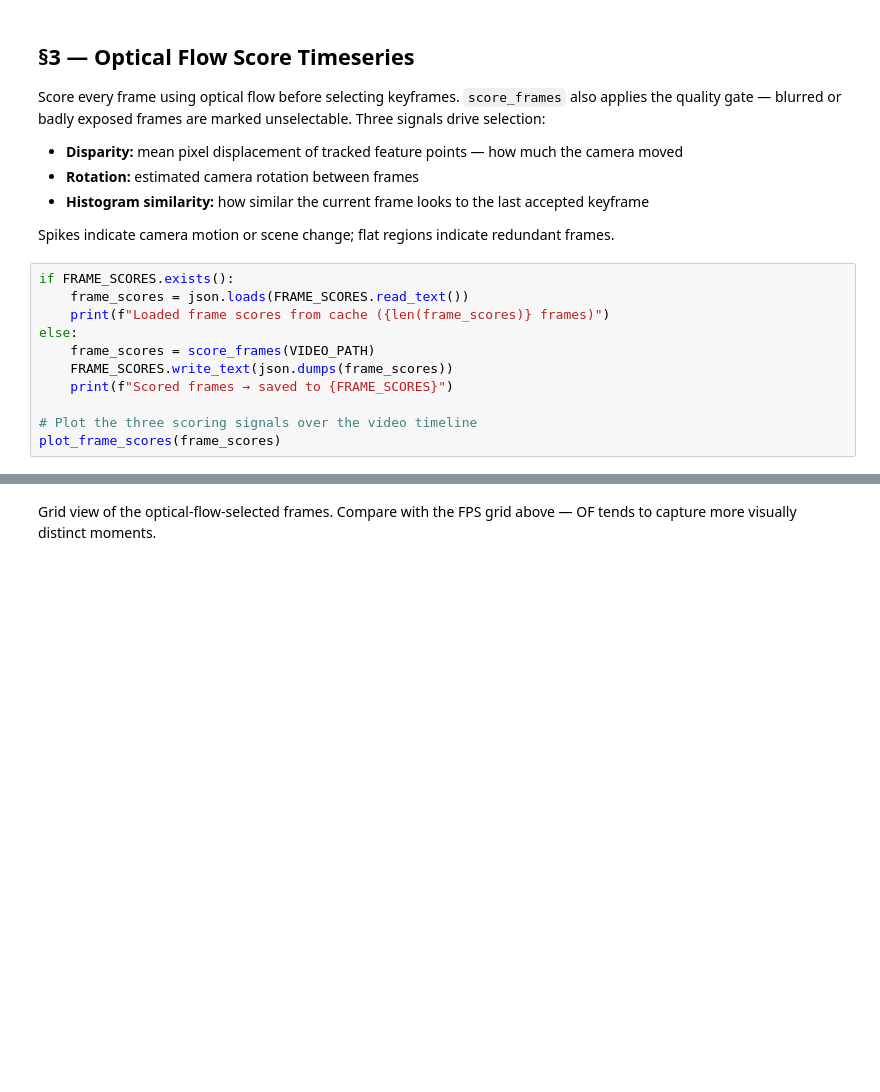
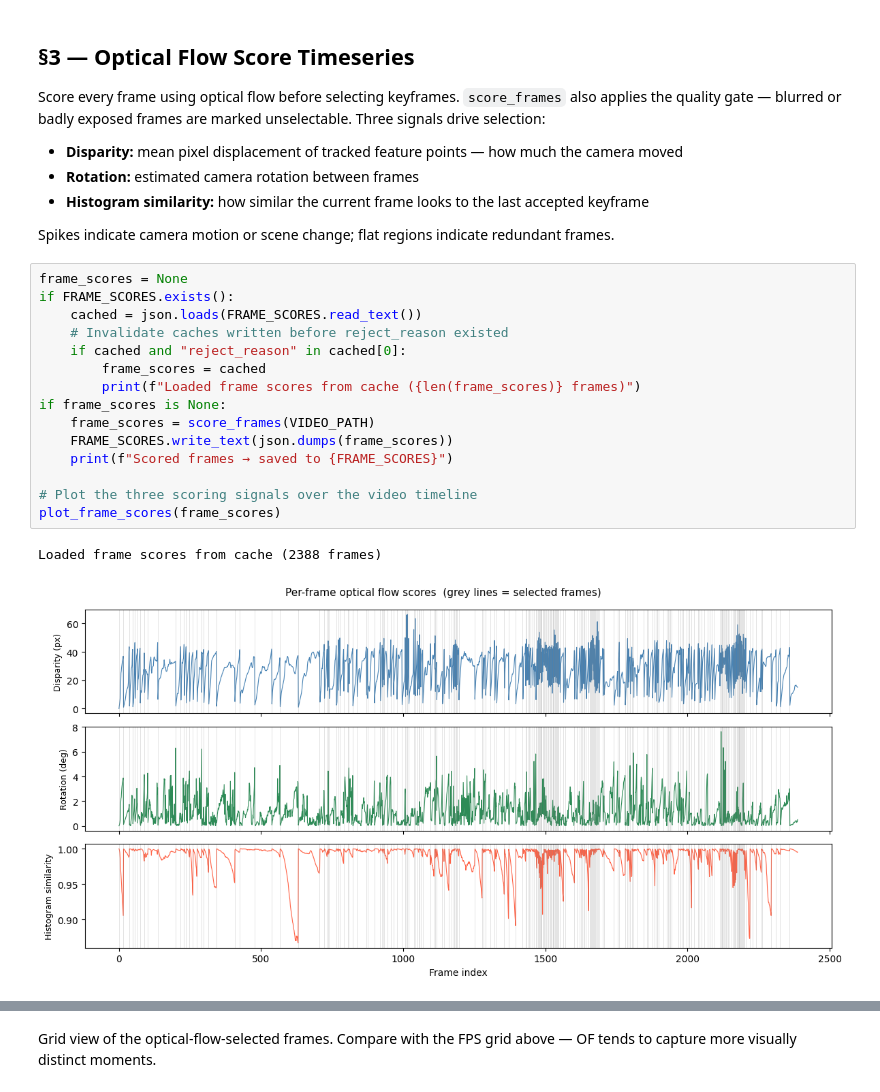
Before and after one commit to BasisResearch/collab-splats, a Jupyter notebook: docs/source/tutorials/01_preprocessing/keyframe_extraction.ipynb, the cells around one changed output, grey strips where cells are left out. Drawn from its saved outputs; the diff is of its cells as text; blank space fills up the shorter version.

```diff
--- a/docs/source/tutorials/01_preprocessing/keyframe_extraction.ipynb
+++ b/docs/source/tutorials/01_preprocessing/keyframe_extraction.ipynb
@@ -90,13 +103,20 @@ Score every frame using optical flow before selecting keyframes. `score_frames`
 
 Spikes indicate camera motion or scene change; flat regions indicate redundant frames.
 # %%
+frame_scores = None
 if FRAME_SCORES.exists():
-    frame_scores = json.loads(FRAME_SCORES.read_text())
-    print(f"Loaded frame scores from cache ({len(frame_scores)} frames)")
-else:
+    cached = json.loads(FRAME_SCORES.read_text())
+    # Invalidate caches written before reject_reason existed
+    if cached and "reject_reason" in cached[0]:
+        frame_scores = cached
+        print(f"Loaded frame scores from cache ({len(frame_scores)} frames)")
+if frame_scores is None:
     frame_scores = score_frames(VIDEO_PATH)
     FRAME_SCORES.write_text(json.dumps(frame_scores))
     print(f"Scored frames → saved to {FRAME_SCORES}")
 
 # Plot the three scoring signals over the video timeline
 plot_frame_scores(frame_scores)
+# %% [output]
+Loaded frame scores from cache (2388 frames)
+[figure, added]
```
Also changed, not shown: parts of 18 cells of this notebook.
